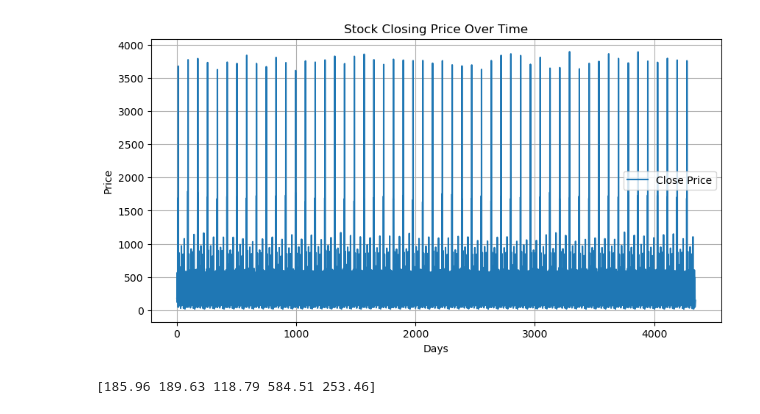
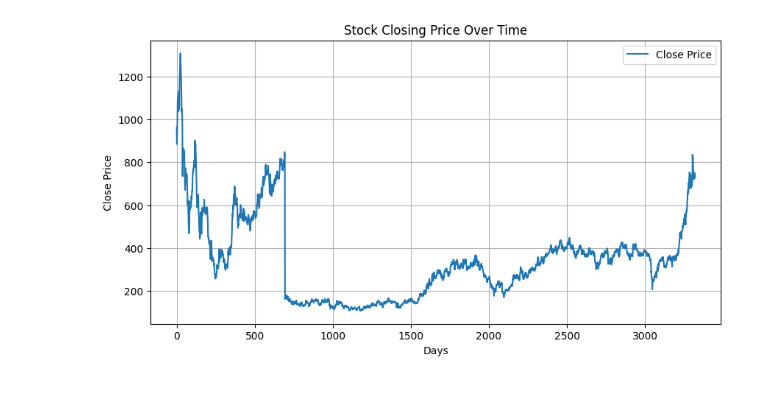
Before and after one commit to EshanUGR/DL-Assigment, a Jupyter notebook: notebooks/data_exploration.ipynb, the cells around one changed output. Cells and saved outputs as stored; diff of their text form; code cells hidden in the pictures.

Commit message:
data_exploration completed

```diff
--- a/notebooks/data_exploration.ipynb
+++ b/notebooks/data_exploration.ipynb
@@ -5,5 +9,9 @@ import matplotlib.pyplot as plt
 # %%
-file_path = "E:/7th semester/Deep Learning/labs/DL-Assigment/data/stock_data.csv"
-data = pd.read_csv(file_path)
-data
+
+def load_data():
+    data = pd.read_csv("E:/7th semester/Deep Learning/labs/DL-Assigment/data/ADANIPORTS.csv")
+    data.head()
+    return data
+
+data.head(100)
 # %% [output]
@@ -57,11 +71,11 @@ data.describe()
 # %%
 plt.figure(figsize=(10,5))
-plt.plot(data['Close Price'], label='Close Price')
+plt.plot(data['Close'], label='Close Price')
 plt.title("Stock Closing Price Over Time")
 plt.xlabel("Days")
-plt.ylabel("Price")
+plt.ylabel("Close Price")
 plt.legend()
 plt.grid(True)
 plt.show()
 # %% [output]
-[figure, old version]
+[figure, new version]
@@ -70,6 +81,0 @@ plt.show()
-# %%
-
-open_price = data[:, 2]
-print(open_price[:5])
-# %% [output]
-[185.96 189.63 118.79 584.51 253.46]
```
Also changed, not shown: parts of 19 cells of this notebook.
